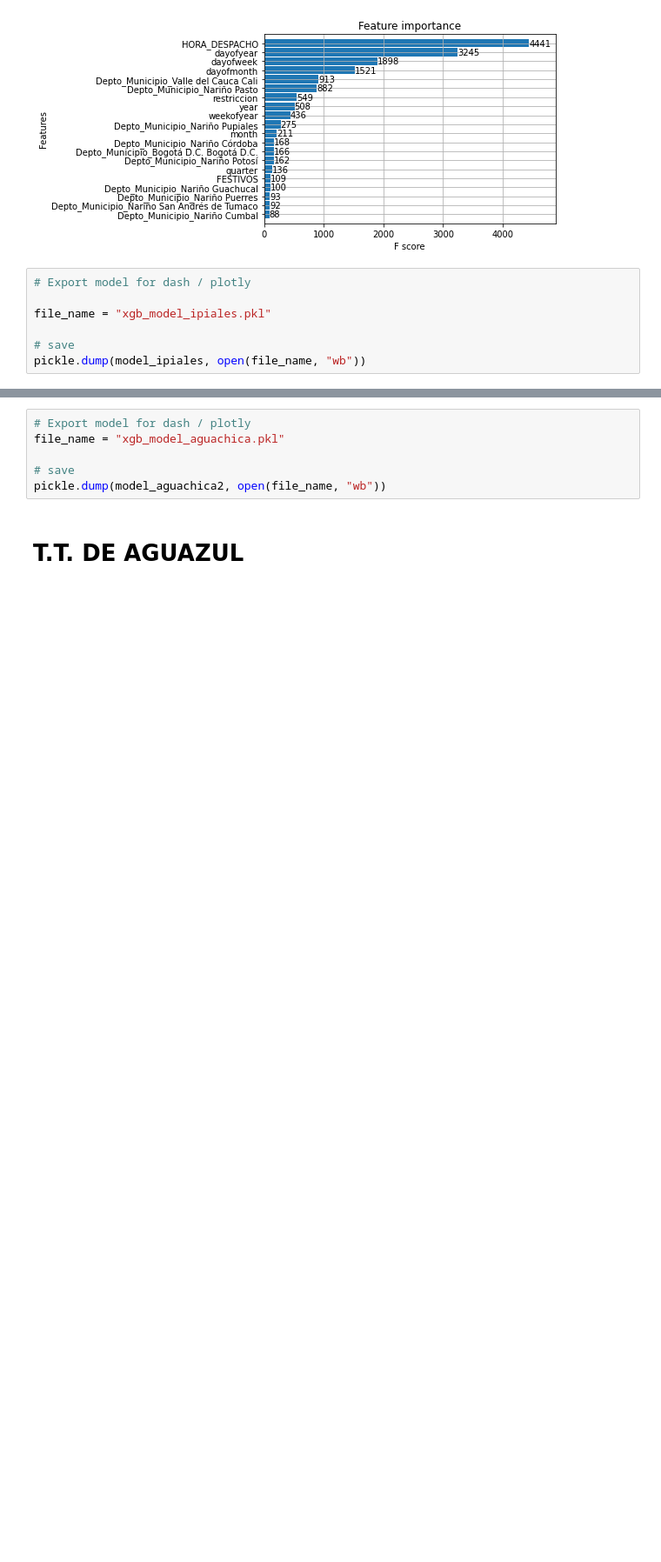
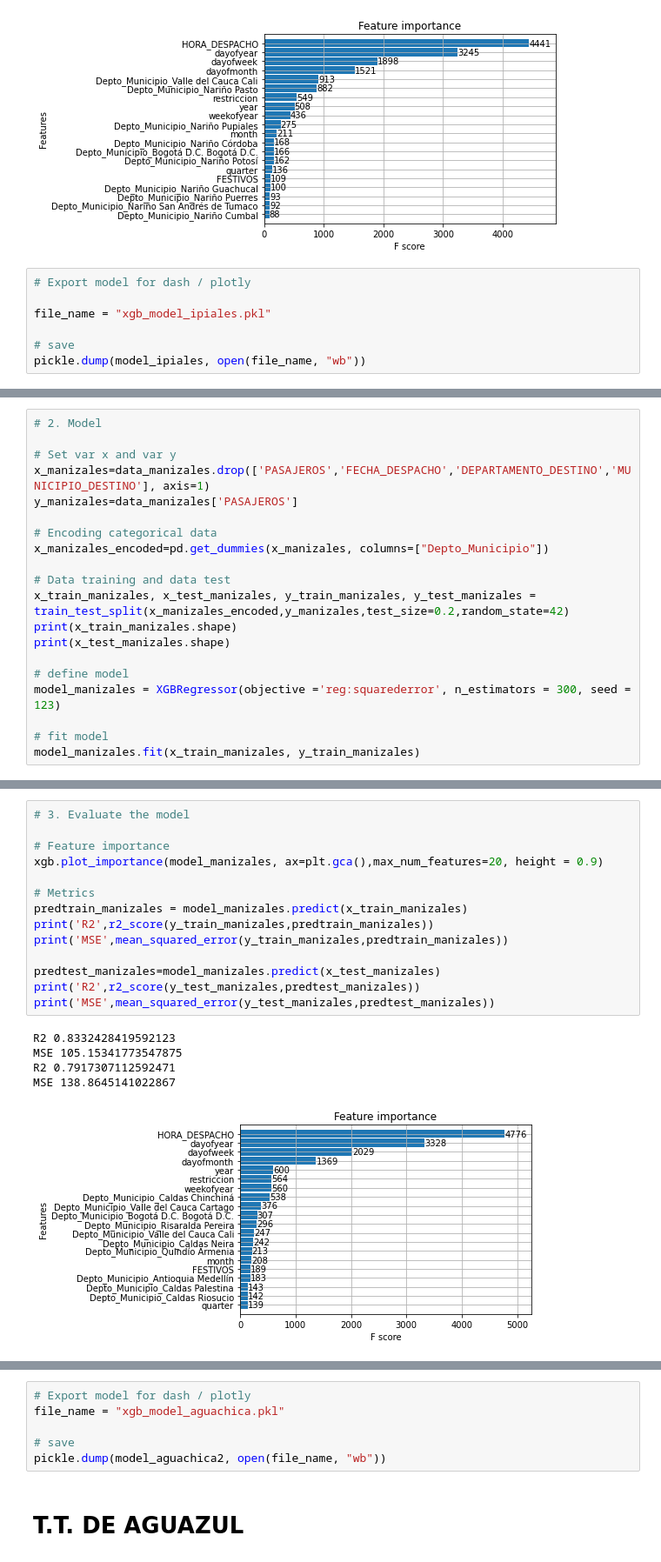
Before and after one commit to jarubios/passengers_predict_Team86, a Jupyter notebook: Model_XGBoost_Terminal.ipynb, the cells around one changed output, grey strips where cells are left out. Shown at 87% size. Drawn from its saved outputs; the diff is of its cells as text; blank space fills up the shorter version.

```diff
--- a/Model_XGBoost_Terminal.ipynb
+++ b/Model_XGBoost_Terminal.ipynb
@@ -2341,0 +2399,20 @@ pickle.dump(model_ipiales, open(file_name, "wb"))
+# %%
+# 2. Model
+
+# Set var x and var y
+x_manizales=data_manizales.drop(['PASAJEROS','FECHA_DESPACHO','DEPARTAMENTO_DESTINO','MUNICIPIO_DESTINO'], axis=1)
+y_manizales=data_manizales['PASAJEROS']
+
+# Encoding categorical data
+x_manizales_encoded=pd.get_dummies(x_manizales, columns=["Depto_Municipio"])
+
+# Data training and data test
+x_train_manizales, x_test_manizales, y_train_manizales, y_test_manizales = train_test_split(x_manizales_encoded,y_manizales,test_size=0.2,random_state=42)
+print(x_train_manizales.shape)
+print(x_test_manizales.shape)
+
+# define model
+model_manizales = XGBRegressor(objective ='reg:squarederror', n_estimators = 300, seed = 123)
+
+# fit model
+model_manizales.fit(x_train_manizales, y_train_manizales)
@@ -2341,0 +2431,20 @@ pickle.dump(model_ipiales, open(file_name, "wb"))
+# %%
+# 3. Evaluate the model
+
+# Feature importance
+xgb.plot_importance(model_manizales, ax=plt.gca(),max_num_features=20, height = 0.9)
+
+# Metrics
+predtrain_manizales = model_manizales.predict(x_train_manizales)
+print('R2',r2_score(y_train_manizales,predtrain_manizales))
+print('MSE',mean_squared_error(y_train_manizales,predtrain_manizales))
+
+predtest_manizales=model_manizales.predict(x_test_manizales)
+print('R2',r2_score(y_test_manizales,predtest_manizales))
+print('MSE',mean_squared_error(y_test_manizales,predtest_manizales))
+# %% [output]
+R2 0.8332428419592123
+MSE 105.15341773547875
+R2 0.7917307112592471
+MSE 138.8645141022867
+[figure, added]
```
Also changed, not shown: parts of 243 cells of this notebook.
